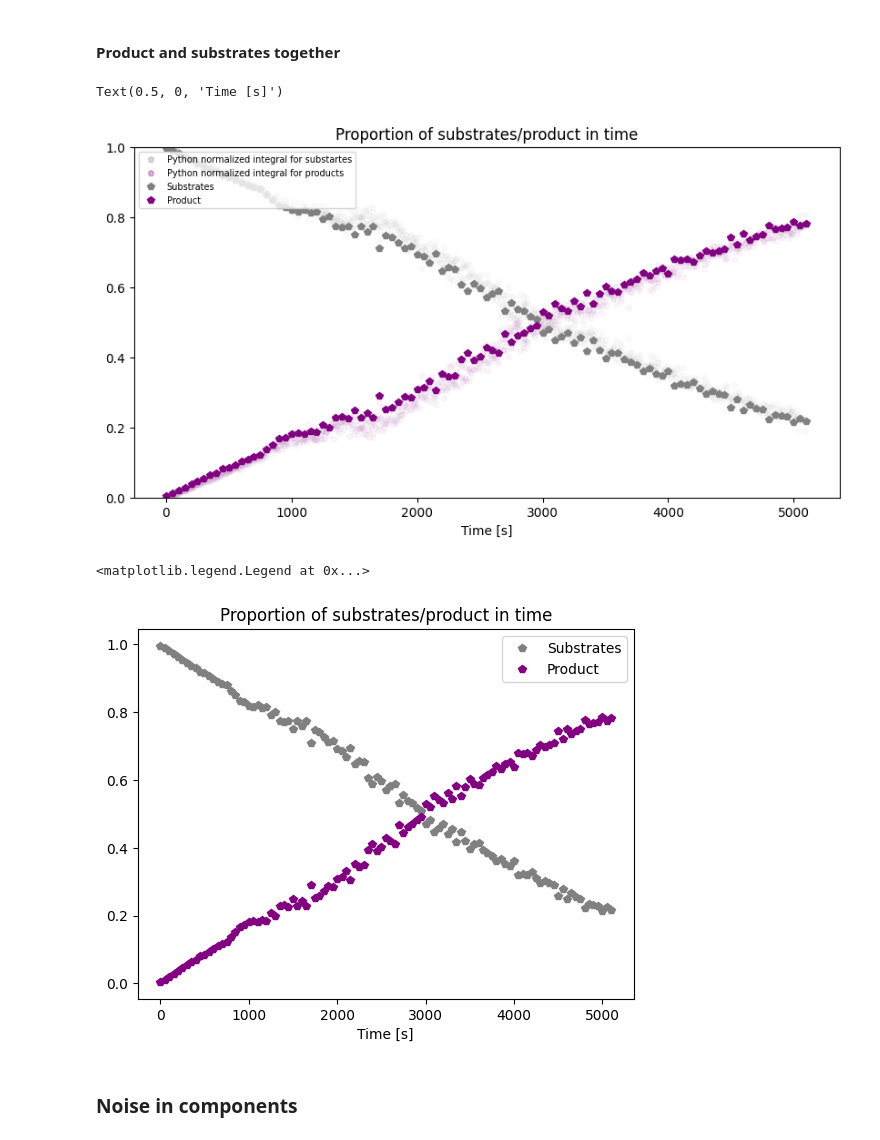
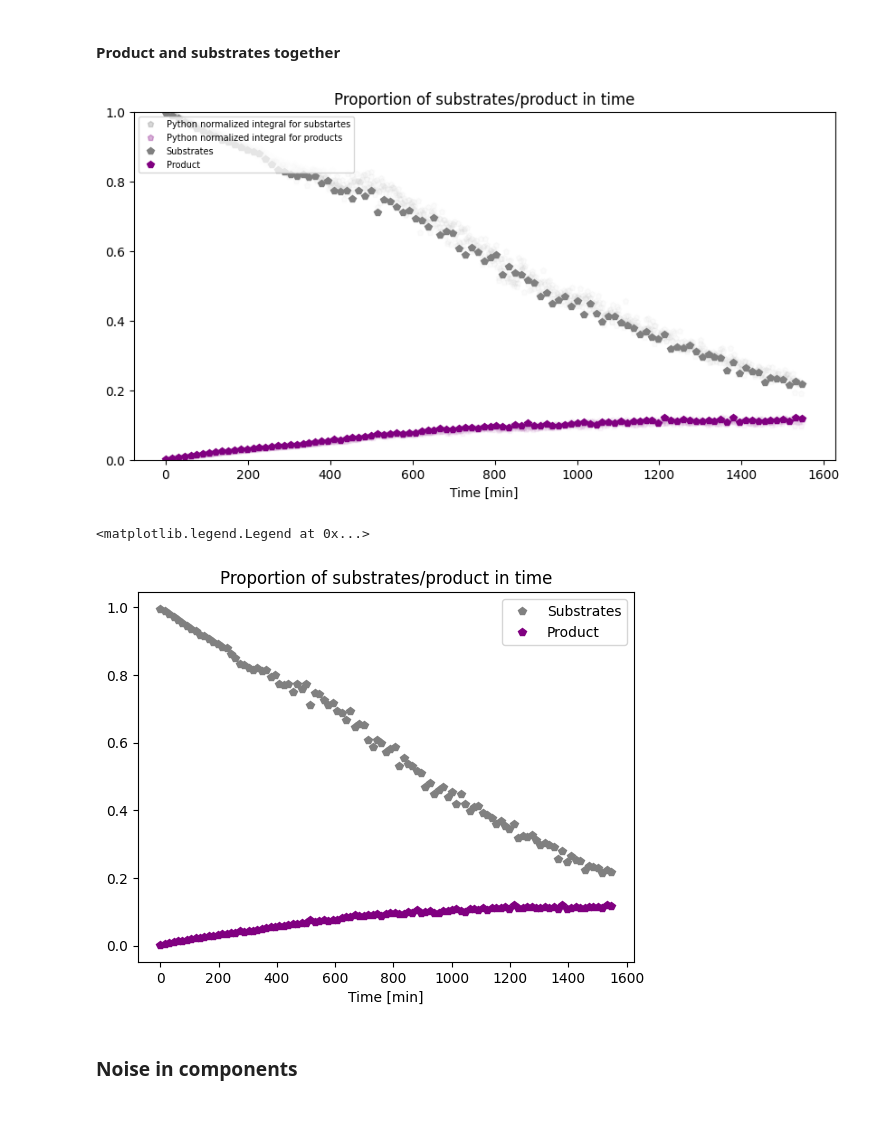
Before and after one commit to BDomzal/magnetstein_x_chemical_reactions, a Jupyter notebook: notebooks/visualisation.ipynb, the cells around one changed output. Cells and saved outputs as stored; diff of their text form; code cells hidden in the pictures; blank space fills up the shorter version.

```diff
--- a/notebooks/visualisation.ipynb
+++ b/notebooks/visualisation.ipynb
@@ -728,5 +770,10 @@ with open(results_paths[experiment_name]+'proportions_in_times_'+str(best_kappa)
 plt.plot(time_range[experiment_name], 1-y.sum(axis=1), 'p',
         color='grey')
 plt.title('Proportion of noise in mixture')
-plt.xlabel('Time [s]')
+
+for ax, col in zip(axs[-1], cols):
+    if experiment_name == 'PMG 287 monitoring':
+        plt.xlabel('Time [s]')
+    elif experiment_name == 'PMG 284 monitoring' or experiment_name == 'Saccharose hydrolysis':
+        plt.xlabel('Time [min]')
 # %% [output]
@@ -742,5 +788,9 @@ with open(results_paths[experiment_name]+'noise_'+str(best_kappa)+'_'+str(best_k
 plt.plot(time_range[experiment_name], y, 'p',
         color='grey')
 plt.title('Proportion of noise in mixture')
-plt.xlabel('Time [s]')
+for ax, col in zip(axs[-1], cols):
+    if experiment_name == 'PMG 287 monitoring':
+        plt.xlabel('Time [s]')
+    elif experiment_name == 'PMG 284 monitoring' or experiment_name == 'Saccharose hydrolysis':
+        plt.xlabel('Time [min]')
 # %% [output]
@@ -753,7 +802,7 @@ best_kappa = 0.1
 best_kappa_th = 1
 # %%
 component_numbers = [0]
-product_numbers = [1, 2, 3]
+product_numbers = [1, 2]
 lin_regr = False
 # %%
 with open(results_paths[experiment_name]+'proportions_in_times_'+str(best_kappa)+'_'+str(best_kappa_th)+'.pkl', 'rb') as f:
@@ -797,7 +846,13 @@ for lh in leg.legendHandles[:2]:
 plt.gcf().set_size_inches(10, 5)
 
 plt.title('Proportion of substrates/product in time')
-plt.xlabel('Time [s]')
+
+for ax, col in zip(axs[-1], cols):
+    if experiment_name == 'PMG 287 monitoring':
+        plt.xlabel('Time [s]')
+    elif experiment_name == 'PMG 284 monitoring' or experiment_name == 'Saccharose hydrolysis':
+        plt.xlabel('Time [min]')
+
 #plt.savefig(results_paths[experiment_name]+
 #                             'substrates_and_product_together_plus_integrals_' +
 #                             python_or_mnova +
@@ -807,26 +862,31 @@ plt.xlabel('Time [s]')
 #                             str(best_kappa_th)
 #                             +'.png')
 # %% [output]
-Text(0.5, 0, 'Time [s]')
-[figure, old version]
+[figure, new version]
 # %%
 #Version when we have spectrum of product
 
 colors_list = ['grey', 'purple']
 
 #Below: version with rescaled time (every 10th measurement was checked)
 plt.plot(time_range[experiment_name], y[:,component_numbers].sum(1), 'p', label='Substrates',
         color=colors_list[0])
 #plt.ylim(0.5,1)
 plt.plot(time_range[experiment_name], y[:,product_numbers].sum(1), 'p', label='Product',
         color=colors_list[1])
 plt.title('Proportion of substrates/product in time')
-plt.xlabel('Time [s]')
+
+for ax, col in zip(axs[-1], cols):
+    if experiment_name == 'PMG 287 monitoring':
+        plt.xlabel('Time [s]')
+    elif experiment_name == 'PMG 284 monitoring' or experiment_name == 'Saccharose hydrolysis':
+        plt.xlabel('Time [min]')
+
 plt.legend()
 # plt.savefig(results_paths[experiment_name]+'substrates_and_product_together_' + str(best_kappa) +'_'+str(best_kappa_th)+'.png')
 # %% [output]
 <matplotlib.legend.Legend at 0x...>
-[figure, old version]
+[figure, new version]
 # %% [markdown]
 ### Noise in components
 # %%
```
Also changed, not shown: parts of 17 cells of this notebook, 4 other files.
